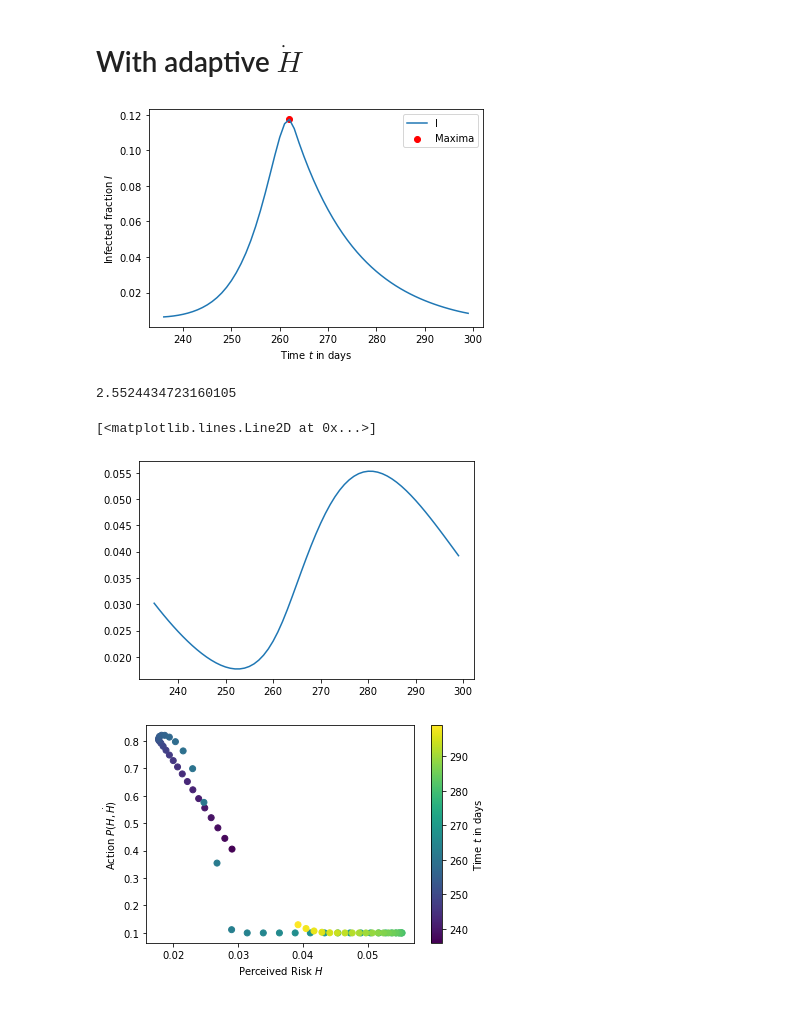
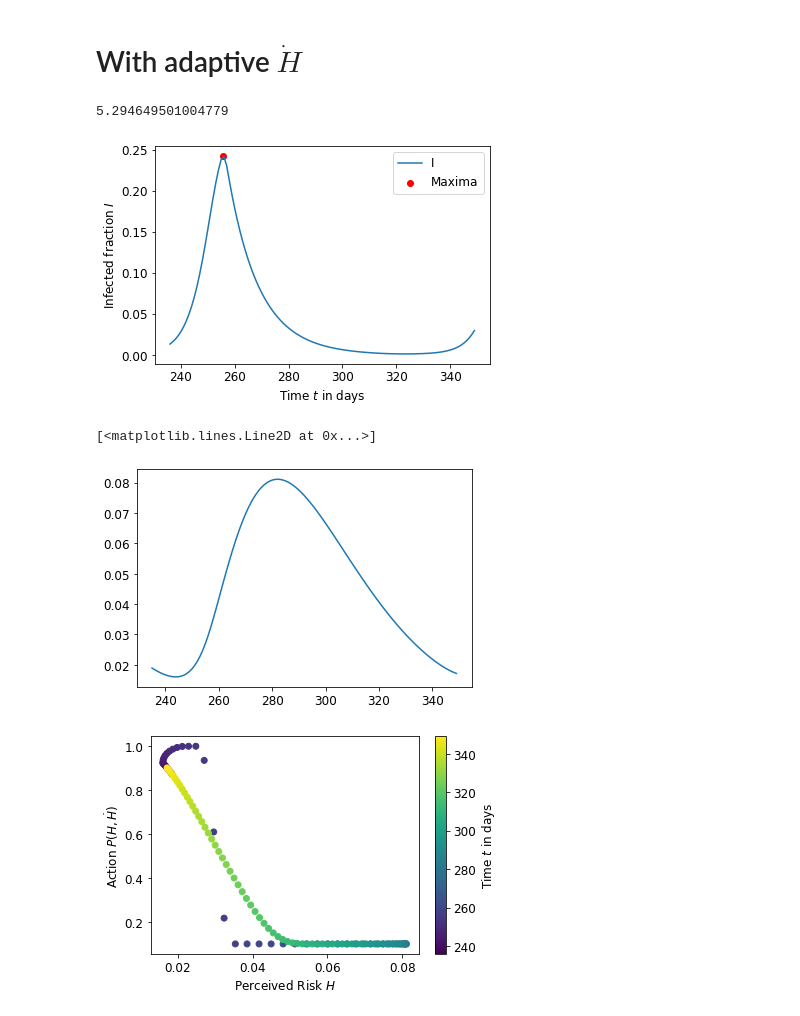
Before and after one commit to simonblaue/Epidemics_SRI_model, a Jupyter notebook: One_Peak.ipynb, the cells around one changed output. Drawn from its saved outputs; the diff is of its cells as text; code cells hidden in the pictures.

Commit message:
plots

```diff
--- a/One_Peak.ipynb
+++ b/One_Peak.ipynb
@@ -5,7 +9,8 @@ import ModelLib
 # %%
 T_min = 235
-T_max = 300
-p_cap = 0.05
+T_max = 350
+p_cap = 0.06
+T = 40
 y0=[0.99,0.01,0,0,0]
 # %% [markdown]
 # Joels Model
@@ -56,23 +61,24 @@ t,state = ModelLib.plots.PlotPH(model, model.DifferentPIncrement, y0=y0,T_min=T_
 # %%
 import matplotlib.pyplot as plt
 # %%
-model = ModelLib.SIRModels(p_cap=p_cap)
+model = ModelLib.SIRModels(p_cap=p_cap, T=T)
 model.s = 0
-model.dI_thresh = 0.0025
+model.dI_thresh = 0.002
+
 model.delta_pcap = None
-t,state = ModelLib.plots.PlotSRITime(model, model.DifferentPIncrement, y0=y0,T_min=T_min,T_max=T_max)#, save="Plots/Ours_one_peak_adaptive_P")
+t,state = ModelLib.plots.PlotSRITime(model, model.DifferentPIncrement, y0=y0,T_min=T_min,T_max=T_max, save="Plots/Ours_one_peak_adaptive_P")
 I = state[1,:]
 print(I.sum())
 # %% [output]
+5.294649501004779
-[figure, old version]
+[figure, new version]
-2.5524434723160105
 # %%
 H = state[4,:]
 plt.plot(t,H)
 # %% [output]
 [<matplotlib.lines.Line2D at 0x...>]
-[figure, old version]
+[figure, new version]
 # %%
-t,state = ModelLib.plots.PlotPH(model, model.DifferentPIncrement, y0=y0,T_min=T_min, T_max=T_max)#, save="Plots/Ours_one_peak_adaptive_P_P|H")
+t,state = ModelLib.plots.PlotPH(model, model.DifferentPIncrement, y0=y0,T_min=T_min, T_max=T_max, save="Plots/Ours_one_peak_adaptive_P_P|H")
 # %% [output]
-[figure, old version]
+[figure, new version]
```
Also changed, not shown: parts of 9 cells of this notebook, 12 other files.
